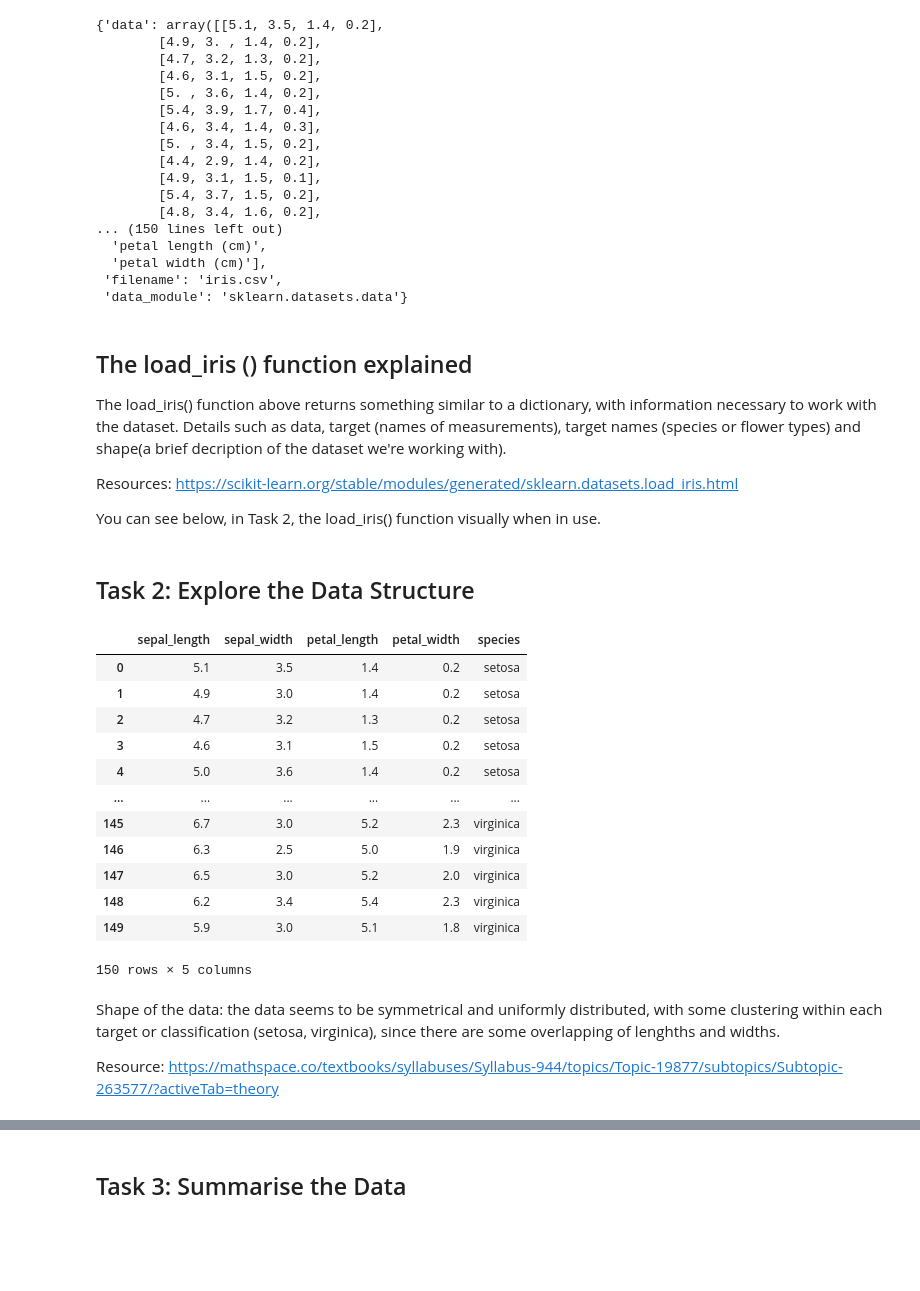
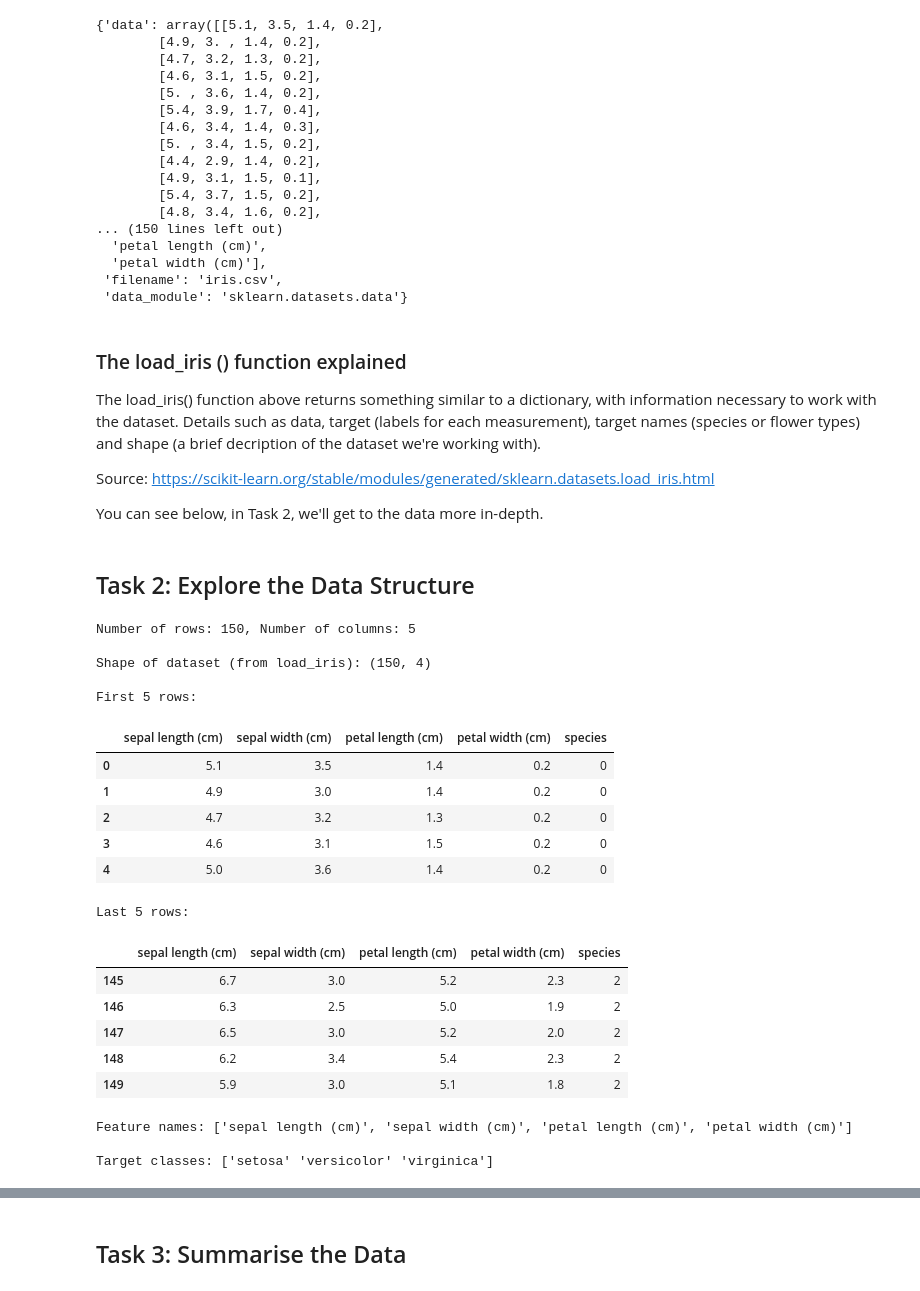
Before and after one commit to marianemcgrath/principles_of_da, a Jupyter notebook: tasks.ipynb, the cells around one changed output, grey strips where cells are left out. Drawn from its saved outputs; the diff is of its cells as text; code cells hidden in the pictures; blank space fills up the shorter version.

```diff
--- a/tasks.ipynb
+++ b/tasks.ipynb
@@ -42,33 +45,60 @@ data
  'filename': 'iris.csv',
  'data_module': 'sklearn.datasets.data'}
 # %% [markdown]
-## The load_iris () function explained
+### The load_iris () function explained
 
-The load_iris() function above returns something similar to a dictionary, with information necessary to work with the dataset. Details such as data, target (names of measurements), target names (species or flower types) and shape(a brief decription of the dataset we're working with).
+The load_iris() function above returns something similar to a dictionary, with information necessary to work with the dataset. Details such as data, target (labels for each measurement), target names (species or flower types) and shape (a brief decription of the dataset we're working with).
 
-Resources: https://scikit-learn.org/stable/modules/generated/sklearn.datasets.load_iris.html
+Source: https://scikit-learn.org/stable/modules/generated/sklearn.datasets.load_iris.html
 
-You can see below, in Task 2, the load_iris() function visually when in use.
+You can see below, in Task 2, we'll get to the data more in-depth.
 # %% [markdown]
 ## Task 2: Explore the Data Structure
-# %%
-# load_iris ()
-load_iris
-# %% [output]
-|  | sepal_length | sepal_width | petal_length | petal_width | species |
-| 0 | 5.1 | 3.5 | 1.4 | 0.2 | setosa |
-| 1 | 4.9 | 3.0 | 1.4 | 0.2 | setosa |
-| 2 | 4.7 | 3.2 | 1.3 | 0.2 | setosa |
-| 3 | 4.6 | 3.1 | 1.5 | 0.2 | setosa |
-| 4 | 5.0 | 3.6 | 1.4 | 0.2 | setosa |
-| ... | ... | ... | ... | ... | ... |
-| 145 | 6.7 | 3.0 | 5.2 | 2.3 | virginica |
-| 146 | 6.3 | 2.5 | 5.0 | 1.9 | virginica |
-| 147 | 6.5 | 3.0 | 5.2 | 2.0 | virginica |
-| 148 | 6.2 | 3.4 | 5.4 | 2.3 | virginica |
-| 149 | 5.9 | 3.0 | 5.1 | 1.8 | virginica |
-150 rows × 5 columns
-# %% [markdown]
-Shape of the data: the data seems to be symmetrical and uniformly distributed, with some clustering within each target or classification (setosa, virginica), since there are some overlapping of lenghths and widths.
-
-Resource: https://mathspace.co/textbooks/syllabuses/Syllabus-944/topics/Topic-19877/subtopics/Subtopic-263577/?activeTab=theory
+# %%
+# Load the Iris dataset
+iris = load_iris()
+
+# Convert to DataFrame
+df = pd.DataFrame(iris.data, columns=iris.feature_names)
+df['species'] = iris.target  # Add target column
+
+# Get number of rows and columns
+rows, columns = df.shape
+print(f"\nNumber of rows: {rows}, Number of columns: {columns}")
+
+# Print shape using load_iris directly (Note: Corrected from your example)
+print("\nShape of dataset (from load_iris):", iris.data.shape)
+
+# Display first and last rows
+print("\nFirst 5 rows:")
+display(df.head())
+
+print("\nLast 5 rows:")
+display(df.tail())
+# ------------------------------------
+
+# Additional exploration (original task)
+print("\nFeature names:", iris.feature_names)
+print("\nTarget classes:", iris.target_names)
+# %% [output]
+Number of rows: 150, Number of columns: 5
+
+Shape of dataset (from load_iris): (150, 4)
+
+First 5 rows:
+|  | sepal length (cm) | sepal width (cm) | petal length (cm) | petal width (cm) | species |
+| 0 | 5.1 | 3.5 | 1.4 | 0.2 | 0 |
+| 1 | 4.9 | 3.0 | 1.4 | 0.2 | 0 |
+| 2 | 4.7 | 3.2 | 1.3 | 0.2 | 0 |
+| 3 | 4.6 | 3.1 | 1.5 | 0.2 | 0 |
+| 4 | 5.0 | 3.6 | 1.4 | 0.2 | 0 |
+Last 5 rows:
+|  | sepal length (cm) | sepal width (cm) | petal length (cm) | petal width (cm) | species |
+| 145 | 6.7 | 3.0 | 5.2 | 2.3 | 2 |
+| 146 | 6.3 | 2.5 | 5.0 | 1.9 | 2 |
+| 147 | 6.5 | 3.0 | 5.2 | 2.0 | 2 |
+| 148 | 6.2 | 3.4 | 5.4 | 2.3 | 2 |
+| 149 | 5.9 | 3.0 | 5.1 | 1.8 | 2 |
+Feature names: ['sepal length (cm)', 'sepal width (cm)', 'petal length (cm)', 'petal width (cm)']
+
+Target classes: ['setosa' 'versicolor' 'virginica']
```
Also changed, not shown: parts of 6 cells of this notebook.
